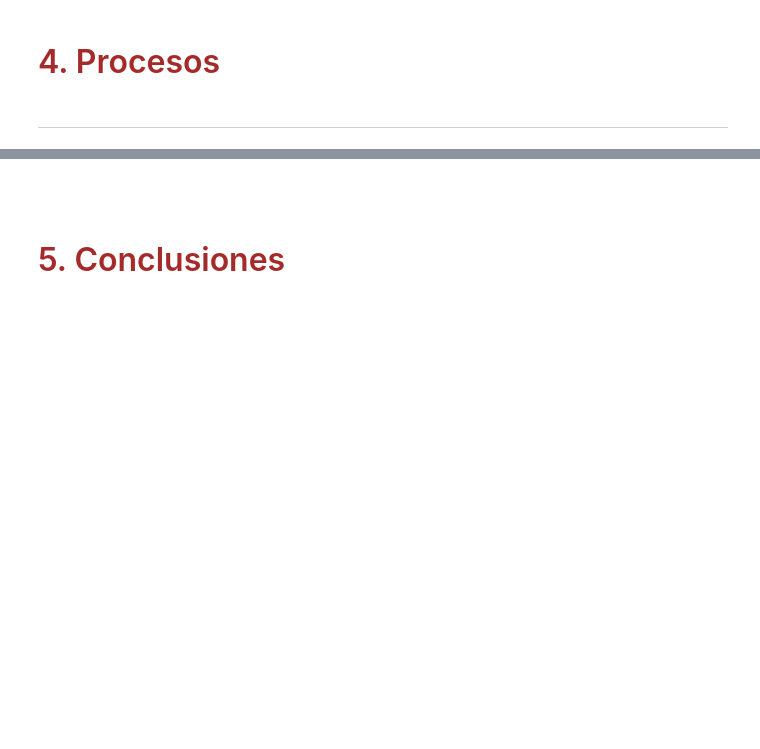
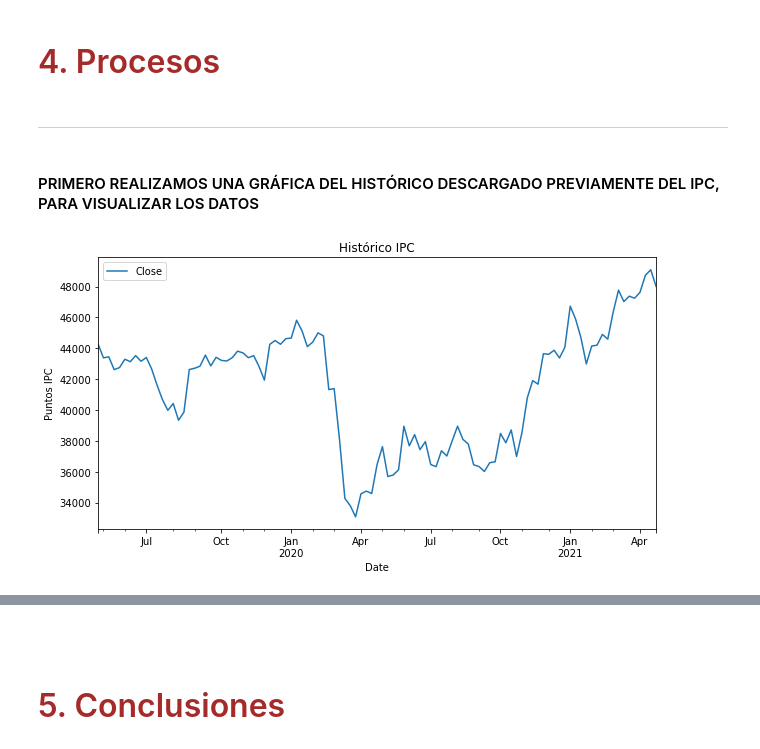
Before and after one commit to Sofiagarciaif/MyST_Proyecto_Final, a Jupyter notebook: notebook.ipynb, the cells around one changed output, grey strips where cells are left out. Saved outputs shown, nothing was run; the diff lists cells and outputs as text; code cells hidden in the pictures; blank space fills up the shorter version.

```diff
--- a/notebook.ipynb
+++ b/notebook.ipynb
@@ -63,0 +70,2 @@ Para correr este notebook es necesario contar con los siguientes archivos y depe
+# %%
+D_IPC = dt.f_import_ipc("^MXX")
@@ -65,3 +93,9 @@ Para correr este notebook es necesario contar con los siguientes archivos y depe
 # <font color= brown> <font size = 6> 4. Procesos </font>
 # %% [markdown]
 <hr style="border:0.02in solid orange"> </hr>
+# %% [markdown]
+#### <font color= a05000 > PRIMERO REALIZAMOS UNA GRÁFICA DEL HISTÓRICO DESCARGADO PREVIAMENTE DEL IPC, PARA VISUALIZAR LOS DATOS
+# %%
+vs.f_grafica_hist(D_IPC)
+# %% [output]
+[figure, added]
```
Also changed, not shown: parts of 14 cells of this notebook, 4 other files.
